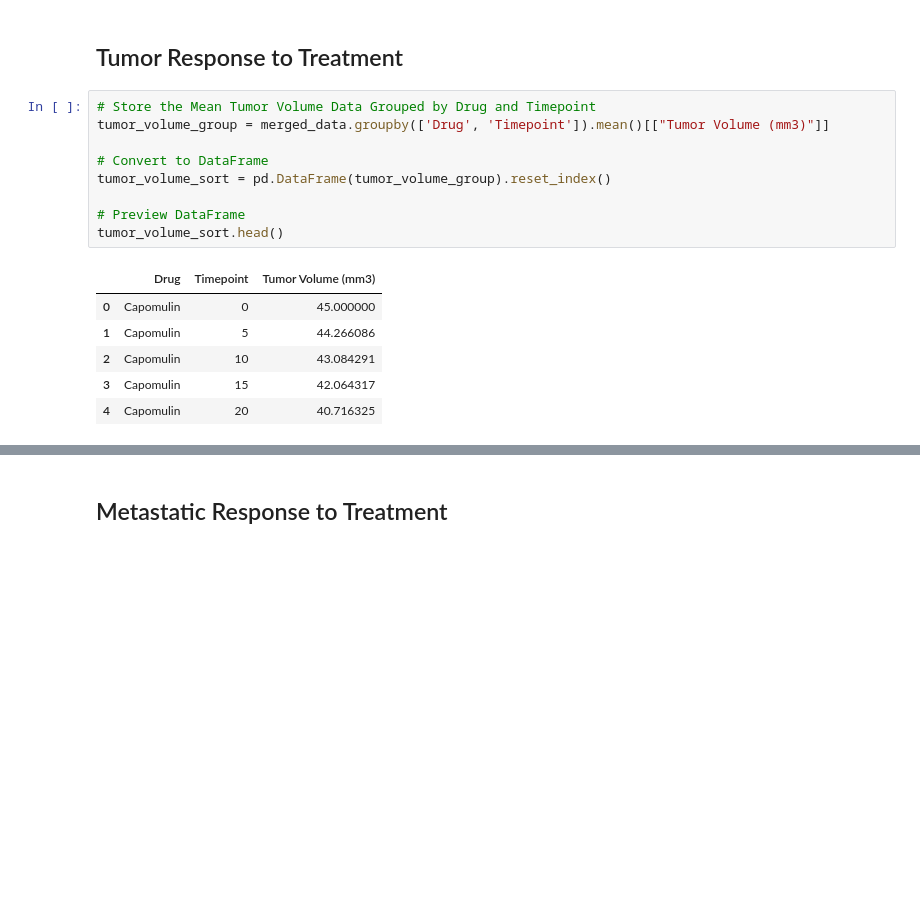
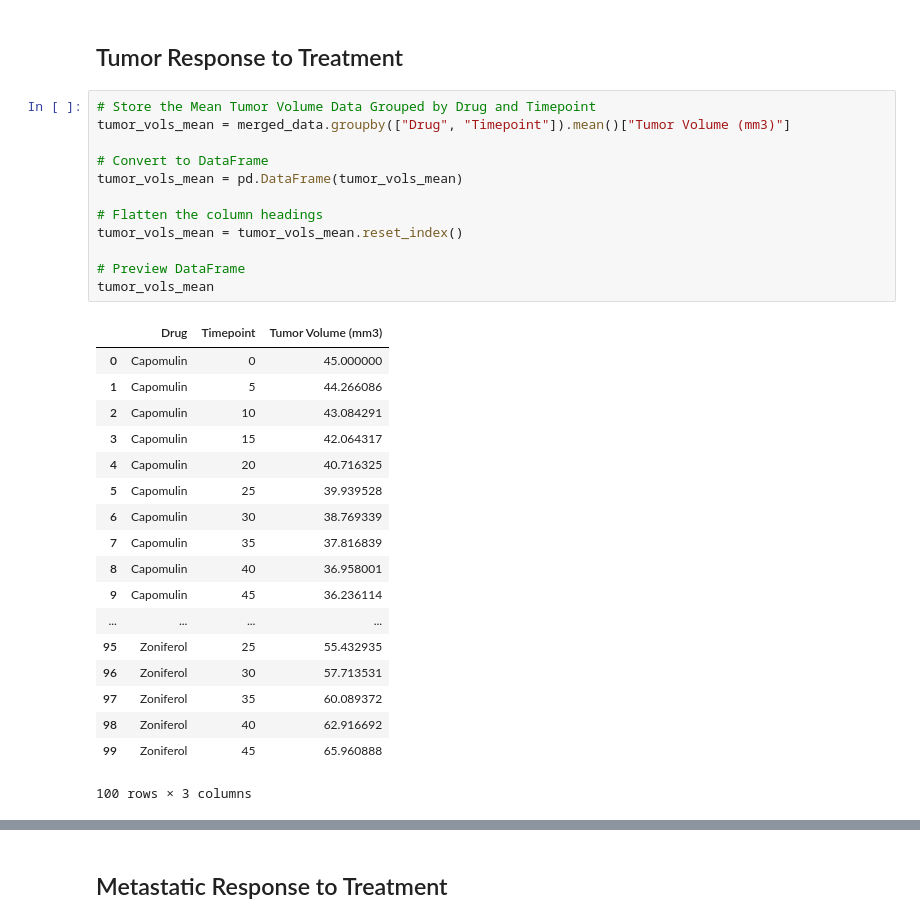
Before and after one commit to c-buchanan/Pymaceuticals_Analysis, a Jupyter notebook: pymaceuticals_notebook.ipynb, the cells around one changed output, grey strips where cells are left out. Cells and saved outputs as stored; diff of their text form; blank space fills up the shorter version.

```diff
--- a/pymaceuticals_notebook.ipynb
+++ b/pymaceuticals_notebook.ipynb
@@ -34,18 +43,33 @@ merged_data.head()
 ## Tumor Response to Treatment
 # %%
 # Store the Mean Tumor Volume Data Grouped by Drug and Timepoint
-tumor_volume_group = merged_data.groupby(['Drug', 'Timepoint']).mean()[["Tumor Volume (mm3)"]]
+tumor_vols_mean = merged_data.groupby(["Drug", "Timepoint"]).mean()["Tumor Volume (mm3)"]
 
 # Convert to DataFrame
-tumor_volume_sort = pd.DataFrame(tumor_volume_group).reset_index()
+tumor_vols_mean = pd.DataFrame(tumor_vols_mean)
+
+# Flatten the column headings
+tumor_vols_mean = tumor_vols_mean.reset_index()
 
 # Preview DataFrame
-tumor_volume_sort.head()
+tumor_vols_mean
 # %% [output]
 |  | Drug | Timepoint | Tumor Volume (mm3) |
 | 0 | Capomulin | 0 | 45.000000 |
 | 1 | Capomulin | 5 | 44.266086 |
 | 2 | Capomulin | 10 | 43.084291 |
 | 3 | Capomulin | 15 | 42.064317 |
 | 4 | Capomulin | 20 | 40.716325 |
+| 5 | Capomulin | 25 | 39.939528 |
+| 6 | Capomulin | 30 | 38.769339 |
+| 7 | Capomulin | 35 | 37.816839 |
+| 8 | Capomulin | 40 | 36.958001 |
+| 9 | Capomulin | 45 | 36.236114 |
+| ... | ... | ... | ... |
+| 95 | Zoniferol | 25 | 55.432935 |
+| 96 | Zoniferol | 30 | 57.713531 |
+| 97 | Zoniferol | 35 | 60.089372 |
+| 98 | Zoniferol | 40 | 62.916692 |
+| 99 | Zoniferol | 45 | 65.960888 |
+100 rows × 3 columns
 # %%
```
Also changed, not shown: parts of 22 cells of this notebook, 4 other files.
